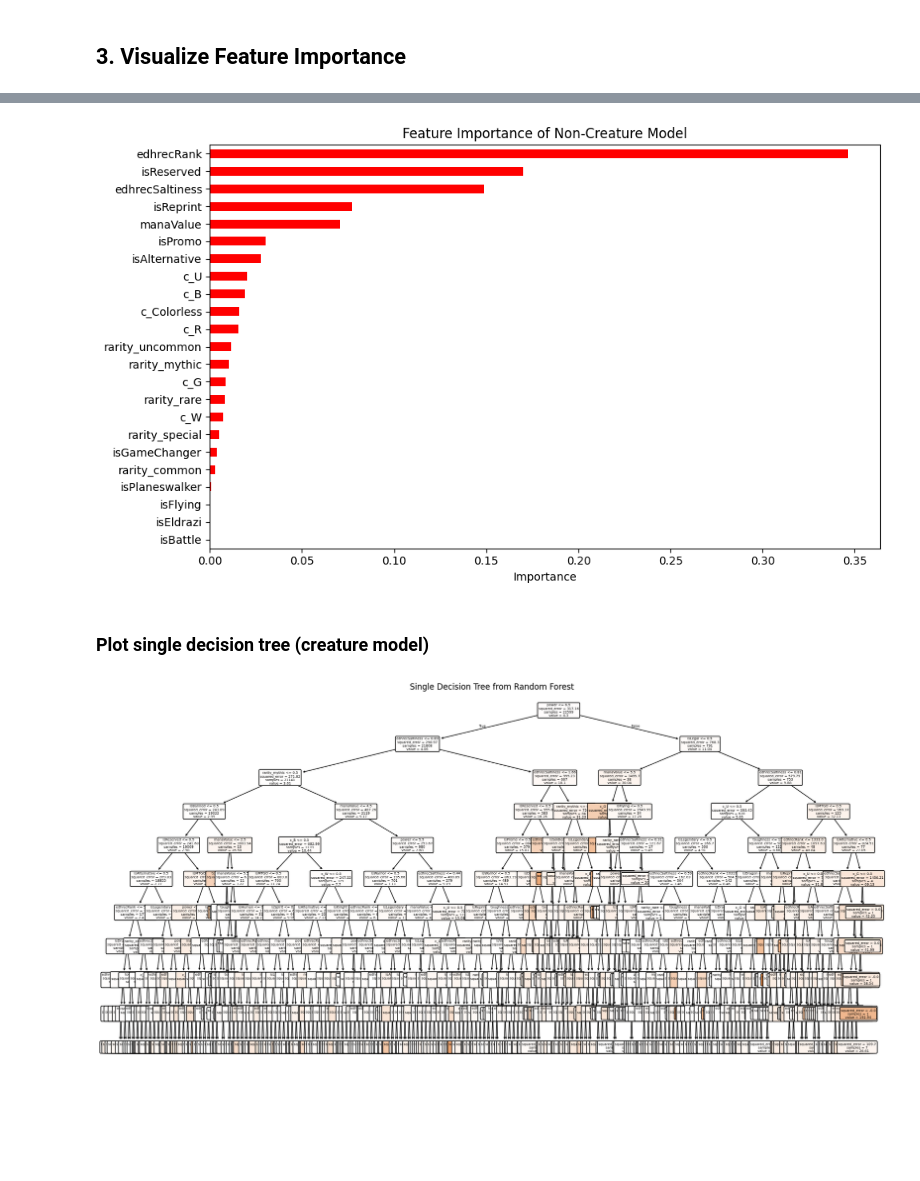
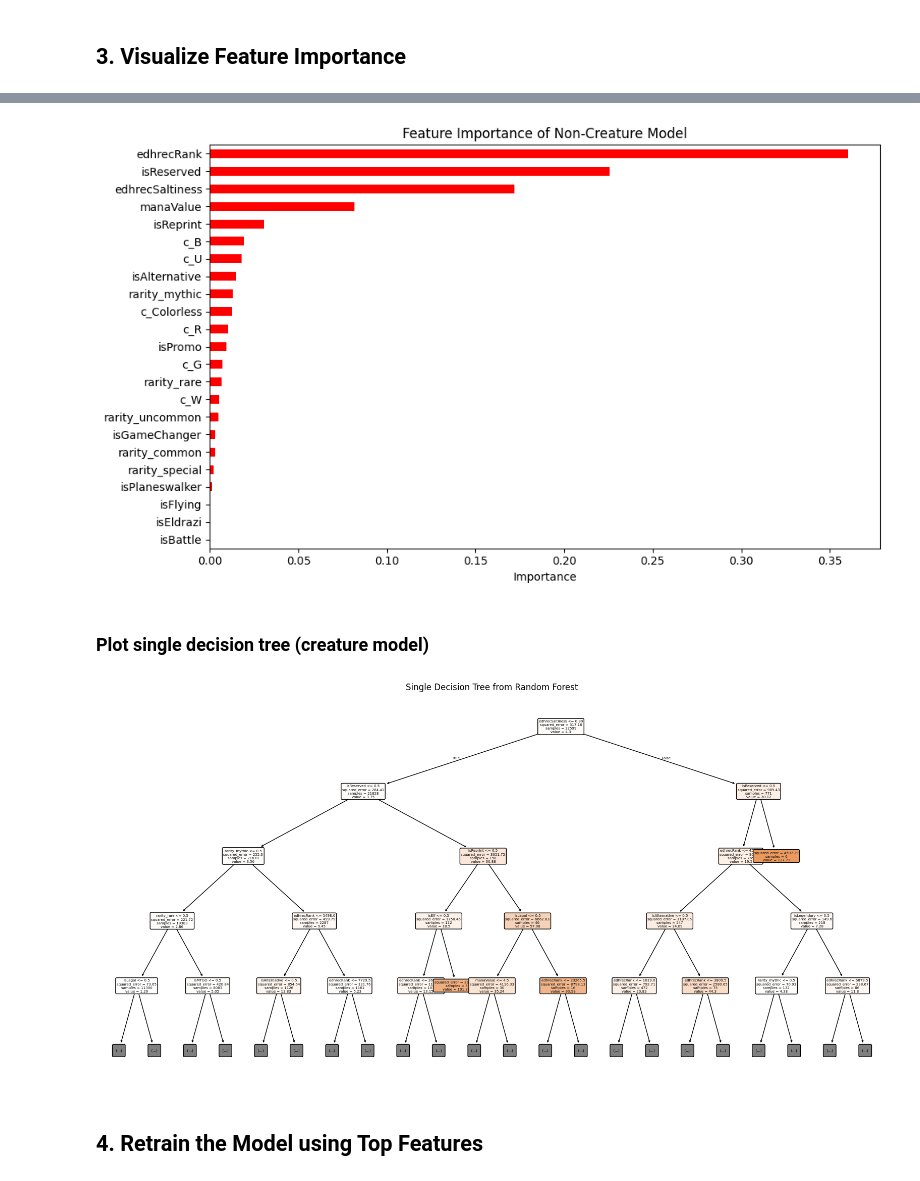
Before and after one commit to janelmjackson/understanding-mtg-card-value-through-ml, a Jupyter notebook: mtgjson_rand_forest_reg.ipynb, the cells around one changed output, grey strips where cells are left out. Saved outputs shown, nothing was run; the diff lists cells and outputs as text; code cells hidden in the pictures; blank space fills up the shorter version.

```diff
--- a/mtgjson_rand_forest_reg.ipynb
+++ b/mtgjson_rand_forest_reg.ipynb
@@ -342,23 +334,25 @@ visFeatureImportance(planeswalker_df, planeswalker_model, "Planeswalker Model")
 # %%
-visFeatureImportance(noncreature_df, noncreature_model, "Non-Creature Model")
+noncreature_top_features = visFeatureImportance(noncreature_df, noncreature_model, "Non-Creature Model")
 # %% [output]
-[figure, old version]
+[figure, new version]
-# %% [markdown]
-### Plot single decision tree (creature model)
-# %%
-estimator = creature_model.estimators_[0]
-X = creature_df.drop(columns=['price'], axis=1)
-
-plt.figure(figsize=(20, 10))
-plot_tree(estimator,
-          feature_names=X.columns,
-          filled=True,
-          rounded=True,
-          precision=2,
-          proportion=False,
-          fontsize=5,
-          max_depth=10)
-plt.title("Single Decision Tree from Random Forest")
-plt.show()
-# %% [output]
-[figure, removed]
+# %% [markdown]
+### Plot single decision tree (creature model)
+# %%
+estimator = creature_model.estimators_[0]
+X = creature_df.drop(columns=['price'], axis=1)
+
+plt.figure(figsize=(20, 10))
+plot_tree(estimator,
+          feature_names=X.columns,
+          filled=True,
+          rounded=True,
+          precision=2,
+          proportion=False,
+          fontsize=5,
+          max_depth=4)
+plt.title("Single Decision Tree from Random Forest")
+plt.show()
+# %% [output]
+[figure, added]
+# %% [markdown]
+## 4. Retrain the Model using Top Features
```
Also changed, not shown: parts of 11 cells of this notebook.
